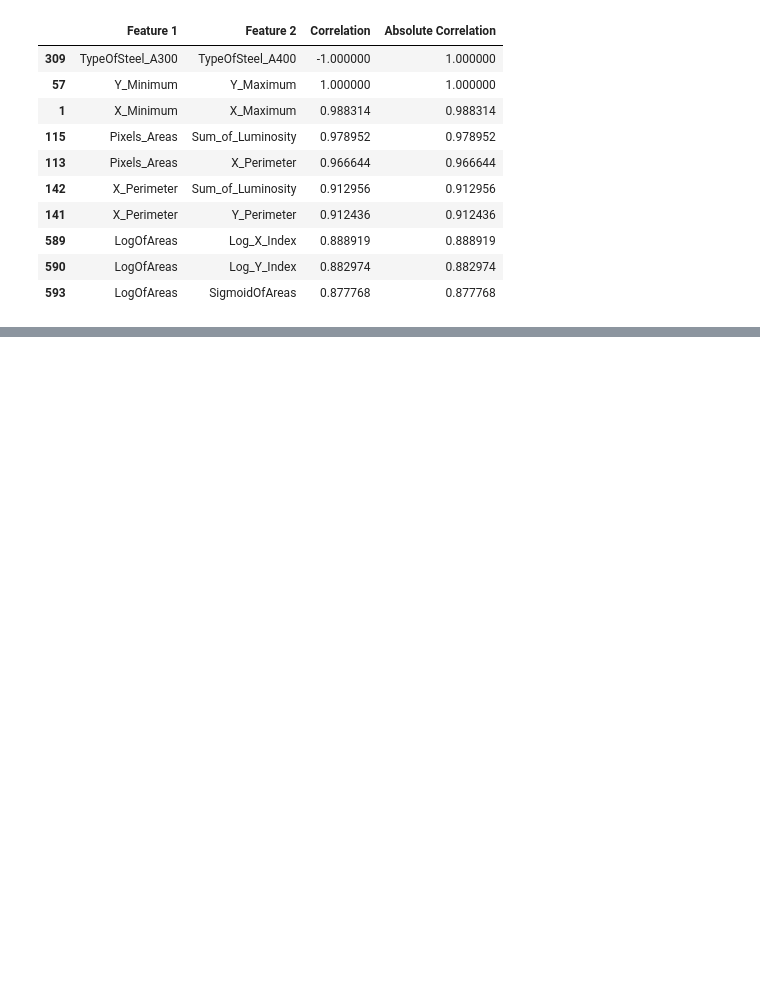
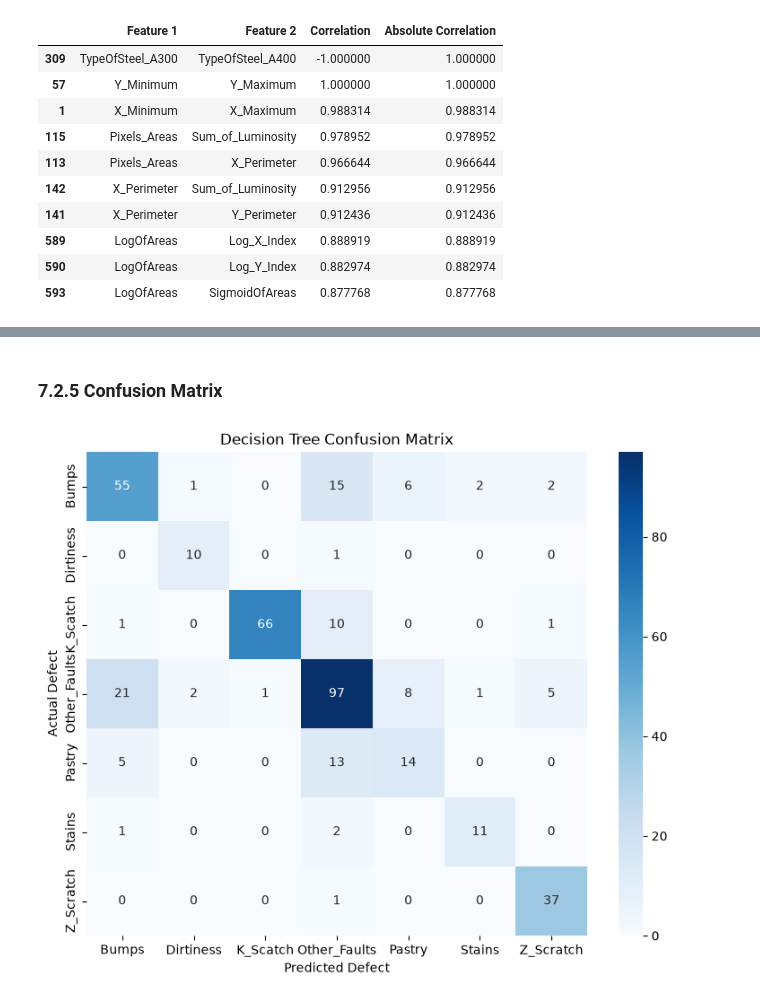
Before and after one commit to fardinfaruqi/steel-plate-quality-control, a Jupyter notebook: notebooks/steel_plate_quality_control.ipynb, the cells around one changed output, grey strips where cells are left out. Drawn from its saved outputs; the diff is of its cells as text; code cells hidden in the pictures; blank space fills up the shorter version.

```diff
--- a/notebooks/steel_plate_quality_control.ipynb
+++ b/notebooks/steel_plate_quality_control.ipynb
@@ -676,0 +735,12 @@ display(strongest_relationships.head(10))
+# %%
+from sklearn.tree import DecisionTreeClassifier
+
+# Create the Decision Tree model
+decision_tree = DecisionTreeClassifier(
+    random_state=42
+)
+
+# Train the model
+decision_tree.fit(X_train, y_train)
+
+print("Decision Tree training completed.")
@@ -676,0 +751,7 @@ display(strongest_relationships.head(10))
+# %%
+# Make predictions on the test set
+
+y_pred_dt = decision_tree.predict(X_test)
+
+print("Predictions generated successfully.")
+print("Number of predictions:", len(y_pred_dt))
@@ -676,0 +804,27 @@ display(strongest_relationships.head(10))
+# %% [markdown]
+### 7.2.5 Confusion Matrix
+# %%
+# Confusion Matrix
+
+from sklearn.metrics import confusion_matrix
+
+cm_dt = confusion_matrix(y_test, y_pred_dt)
+
+plt.figure(figsize=(9, 7))
+
+sns.heatmap(
+    cm_dt,
+    annot=True,
+    fmt="d",
+    cmap="Blues",
+    xticklabels=decision_tree.classes_,
+    yticklabels=decision_tree.classes_
+)
+
+plt.title("Decision Tree Confusion Matrix")
+plt.xlabel("Predicted Defect")
+plt.ylabel("Actual Defect")
+
+plt.show()
+# %% [output]
+[figure, added]
```
Also changed, not shown: parts of 15 cells of this notebook, 1 other file.
